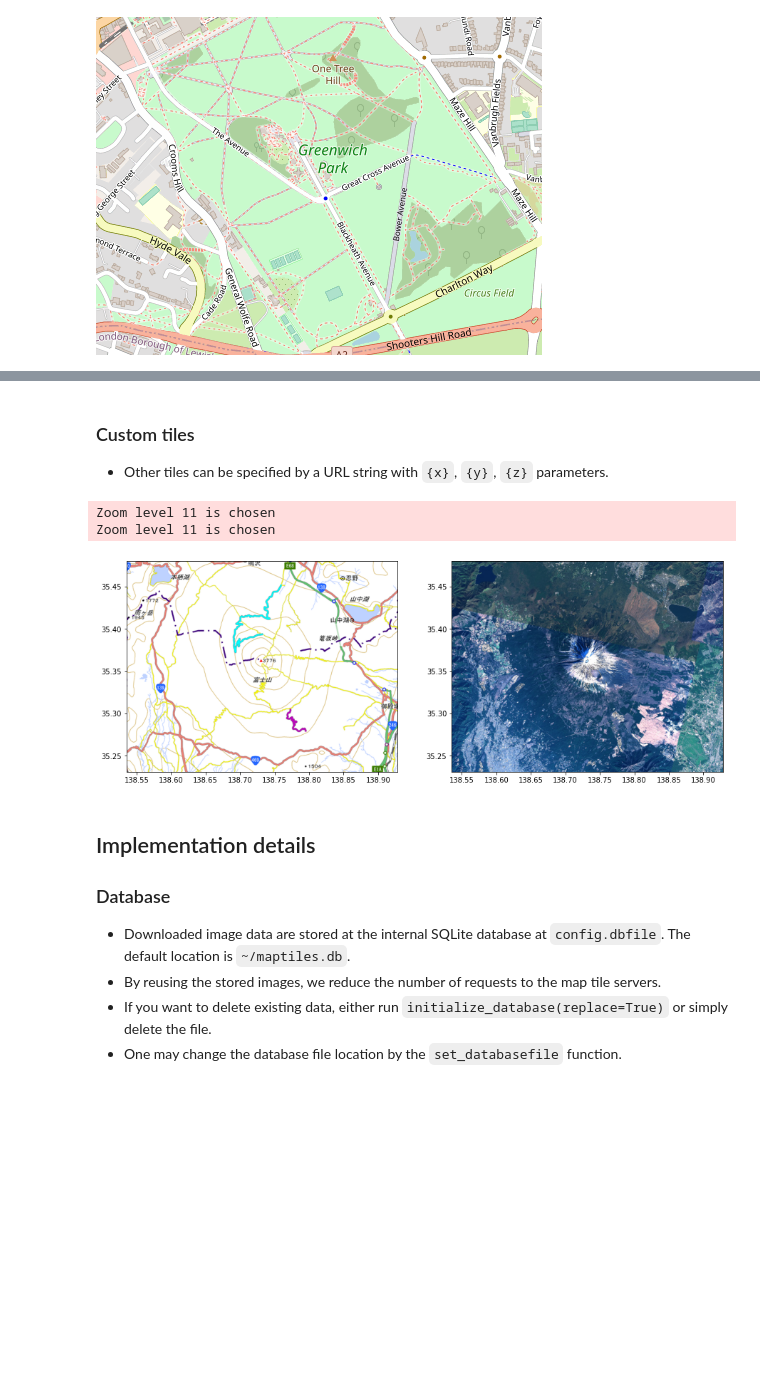
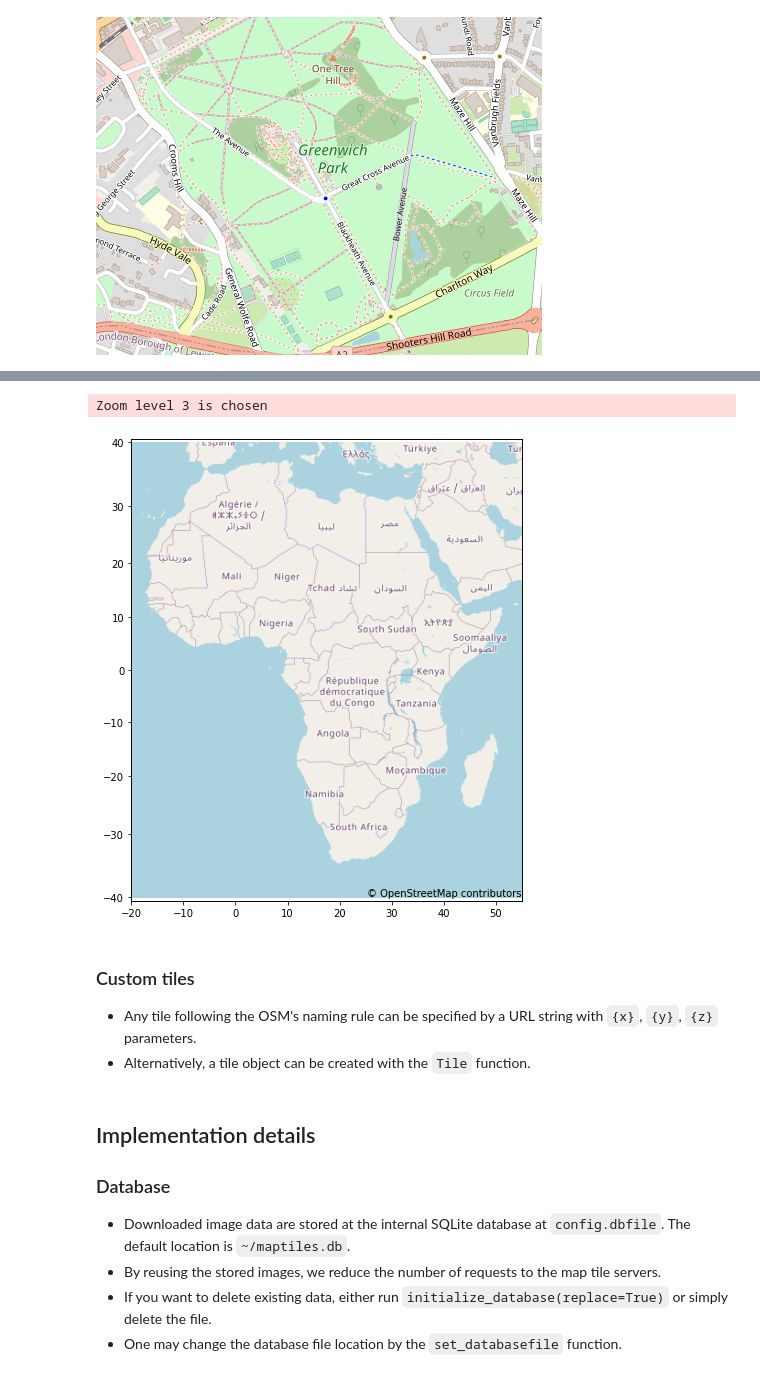
Before and after one commit to kota7/maptiles, a Jupyter notebook: example.ipynb, the cells around one changed output, grey strips where cells are left out. Saved outputs shown, nothing was run; the diff lists cells and outputs as text; code cells hidden in the pictures; blank space fills up the shorter version.

```diff
--- a/example.ipynb
+++ b/example.ipynb
@@ -147,20 +165,30 @@ Zoom level 15 is chosen
+# %%
+# Add copyright message to the plot
+bounds = [-20, 40, 55, -40]
+tile = get_tile("osm")
+fig, ax = plt.subplots(figsize=(7, 8.5))
+draw_map(bounds, ax=ax, tile=tile)
+bottom, right = ax.get_ylim()[0], ax.get_xlim()[1]
+ax.text(right, bottom, tile.copyright, ha="right", va="bottom")
+None
+# %% [output]
+Zoom level 3 is chosen
+[figure, added]
 # %% [markdown]
 ### Custom tiles
 
-- Other tiles can be specified by a URL string with `{x}`, `{y}`, `{z}` parameters.
+- Any tile following the OSM's naming rule can be specified by a URL string with `{x}`, `{y}`, `{z}` parameters.
+- Alternatively, a tile object can be created with the `Tile` function.
 # %%
+from maptiles import Tile
+
 # Mount Fuji, Japan
 bounds = [138.53553771972656, 35.48024245154482, 138.9276123046875, 35.231598543453316]
-fig, ax = plt.subplots(1, 2, figsize=(15, 10))
+fig, ax = plt.subplots(1, 2, figsize=(15, 5.6))
 
-draw_map(bounds, ax=ax[0], tile="japangsi")
-
-url = "https://cyberjapandata.gsi.go.jp/xyz/seamlessphoto/{z}/{x}/{y}.jpg"
-draw_map(bounds, ax=ax[1], tile=url)
+draw_map(bounds, ax=ax[0], tile="https://cyberjapandata.gsi.go.jp/xyz/english/{z}/{x}/{y}.png")
+draw_map(bounds, ax=ax[1], tile=Tile("https://cyberjapandata.gsi.go.jp/xyz/seamlessphoto/{z}/{x}/{y}.jpg"))
+None
-# %% [output]
-Zoom level 11 is chosen
-Zoom level 11 is chosen
-[figure, removed]
 # %% [markdown]
 ## Implementation details
 
```
Also changed, not shown: parts of 11 cells of this notebook, 1 other file.
